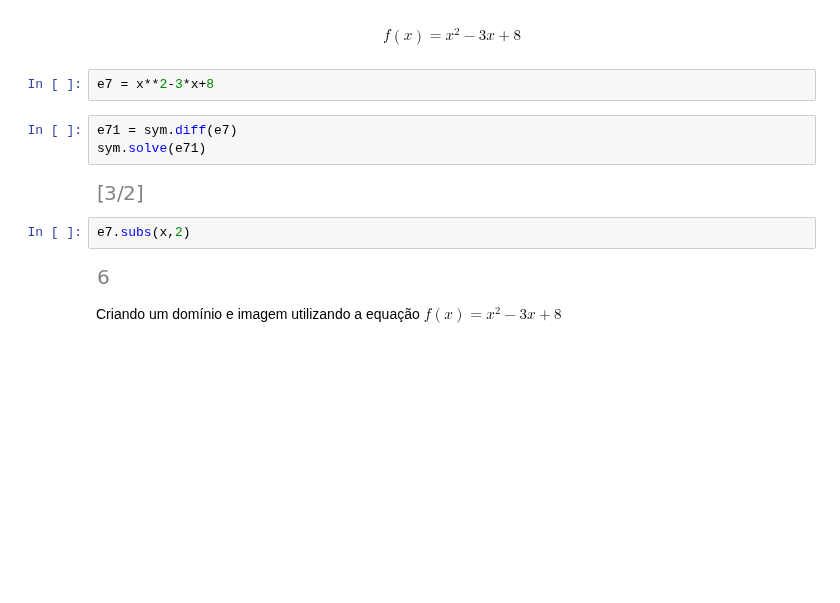
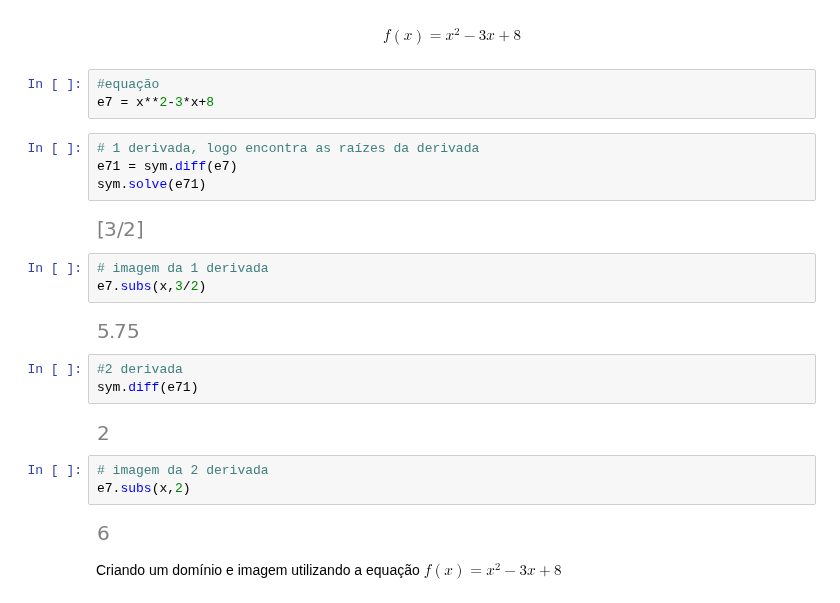
Before and after one commit to samirsaravia/AL-Calc, a Jupyter notebook: Calculo/HW-Derivadas2.ipynb, the cells around one changed output. Saved outputs shown, nothing was run; the diff lists cells and outputs as text; blank space fills up the shorter version.

```diff
--- a/Calculo/HW-Derivadas2.ipynb
+++ b/Calculo/HW-Derivadas2.ipynb
@@ -304,16 +304,29 @@ $f(x) = (2x+1)^3$
 # %% [markdown]
 $$f(x)=x^2-3x+8$$
 # %%
+#equação
 e7 = x**2-3*x+8
 # %%
+# 1 derivada, logo encontra as raízes da derivada
 e71 = sym.diff(e7)
 sym.solve(e71)
 # %% [output]
 [figure]
 # %%
-e7.subs(x,2)
+# imagem da 1 derivada
+e7.subs(x,3/2)
 # %% [output]
-[figure, old version]
+[figure, new version]
+# %%
+#2 derivada
+sym.diff(e71)
+# %% [output]
+[figure, added]
+# %%
+# imagem da 2 derivada
+e7.subs(x,2)
+# %% [output]
+[figure, added]
 # %% [markdown]
 Criando um domínio e imagem utilizando a equação $f(x)=x^2-3x+8$
 # %%
```
Also changed, not shown: parts of 23 cells of this notebook.
